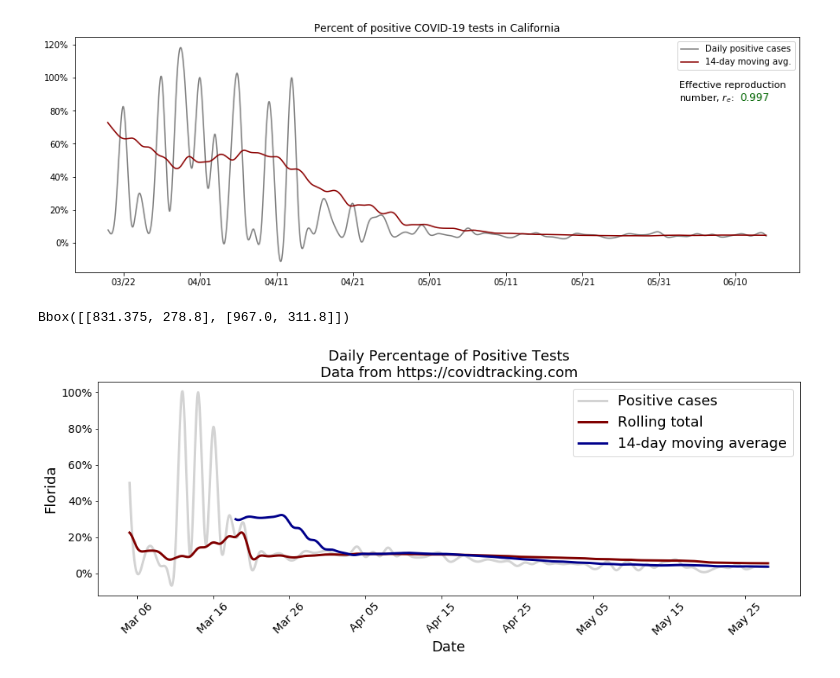
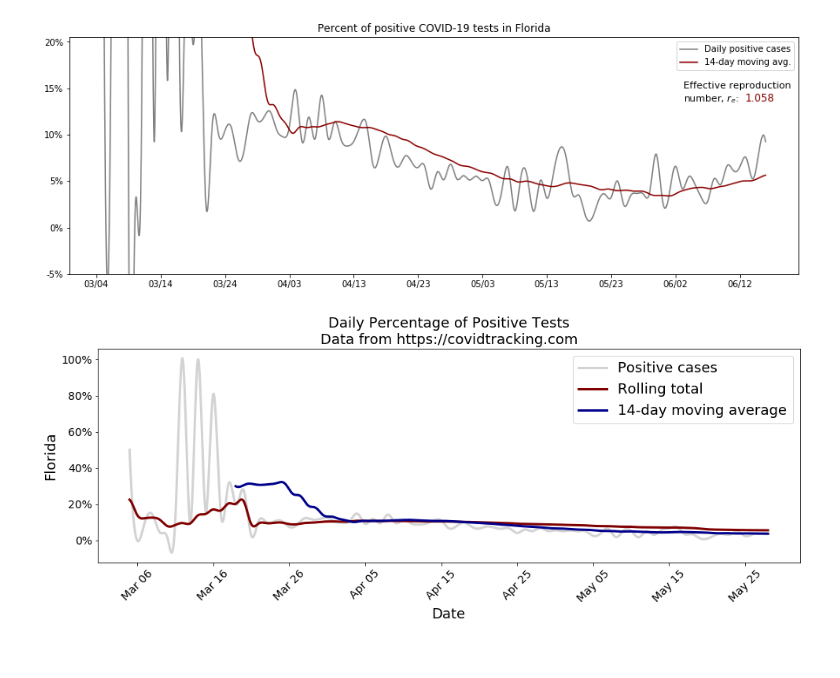
Before and after one commit to mdgrossi/covid19, a Jupyter notebook: cases.ipynb, the cells around one changed output. Drawn from its saved outputs; the diff is of its cells as text; code cells hidden in the pictures.

Commit message:
Looked at Florida percent cases back to beginning of data set

```diff
--- a/cases.ipynb
+++ b/cases.ipynb
@@ -21,10 +18,13 @@ c = 'Placer'
+# %%
+s = 'Florida'
+c = 'Miami-Dade'
 # %%
 # Subset by state or county
 state = byState.loc[s]
 county = byCnty.loc[s]
 county = county.reset_index().set_index('county')
 county = county.loc[c]
-historic = fullData.loc[abb.us_state_abbrev[s]]
+historic = fullData.loc[abbr[s]]
 Re = Rnought.loc[abbr[s]]
 # %%
 # Add new cases
@@ -73,23 +73,21 @@ def add_r0(fontsize=11):
 # %%
 firstDate = totalPercentSmooth.index[0] + pd.Timedelta(days=14)
 fig, ax = plt.subplots(1, 1, figsize=(15, 5))
-ax.plot(dailyPercentSmooth.loc[firstDate:], label='Daily positive cases', color='grey')
+#ax.plot(dailyPercentSmooth.loc[firstDate:], label='Daily positive cases', color='grey')
+ax.plot(dailyPercentSmooth, label='Daily positive cases', color='grey')
 #ax.plot(totalPercentSmooth, label='Rolling total', color='darkred')
 ax.plot(dailyPercentSmooth.rolling(14*24).mean(), color='darkred', label='14-day moving avg.')
 ax.set_title('Percent of positive COVID-19 tests in {}'.format(s))
 leg = ax.legend(loc='upper right')
 plt.draw()
 add_r0()
 ax.xaxis.set_major_locator(mdates.DayLocator(interval=10))
 ax.xaxis.set_major_formatter(mdates.DateFormatter('%m/%d'))
 ax.yaxis.set_major_formatter(mtick.PercentFormatter(1, decimals=0))
+ax.set_ylim(-0.05, 0.205)
 plt.show()
 # %% [output]
-[figure, old version]
+[figure, new version]
-# %%
-leg.get_window_extent()
-# %% [output]
-Bbox([[831.375, 278.8], [967.0, 311.8]])
 # %%
 # Total daily test counts
 normalized = state.newCases/historic.totalTestResultsIncrease
```
Also changed, not shown: parts of 1 cell of this notebook.
